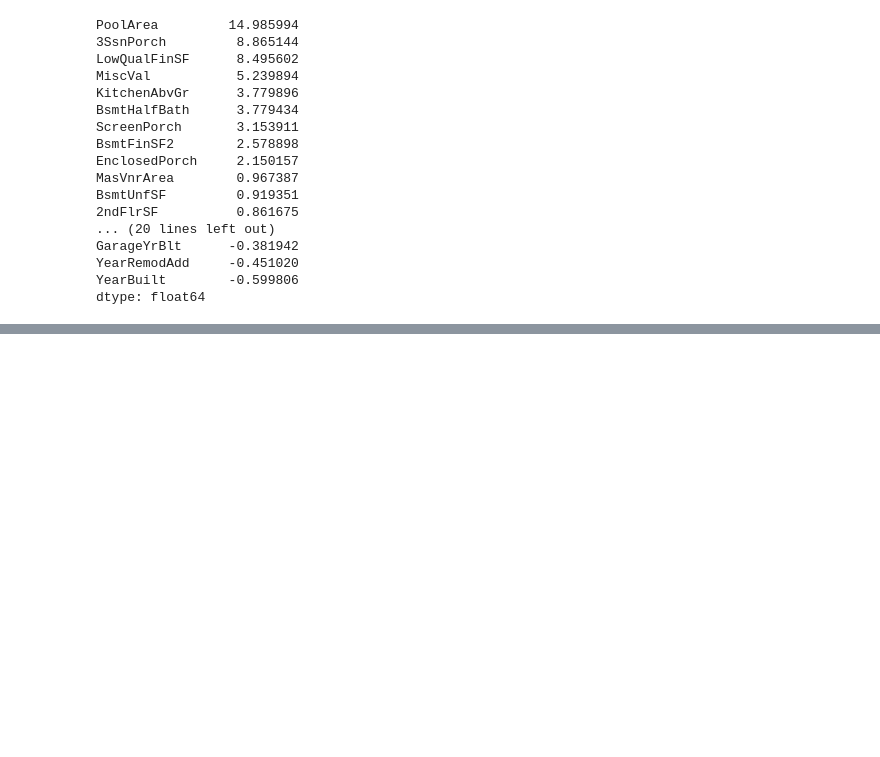
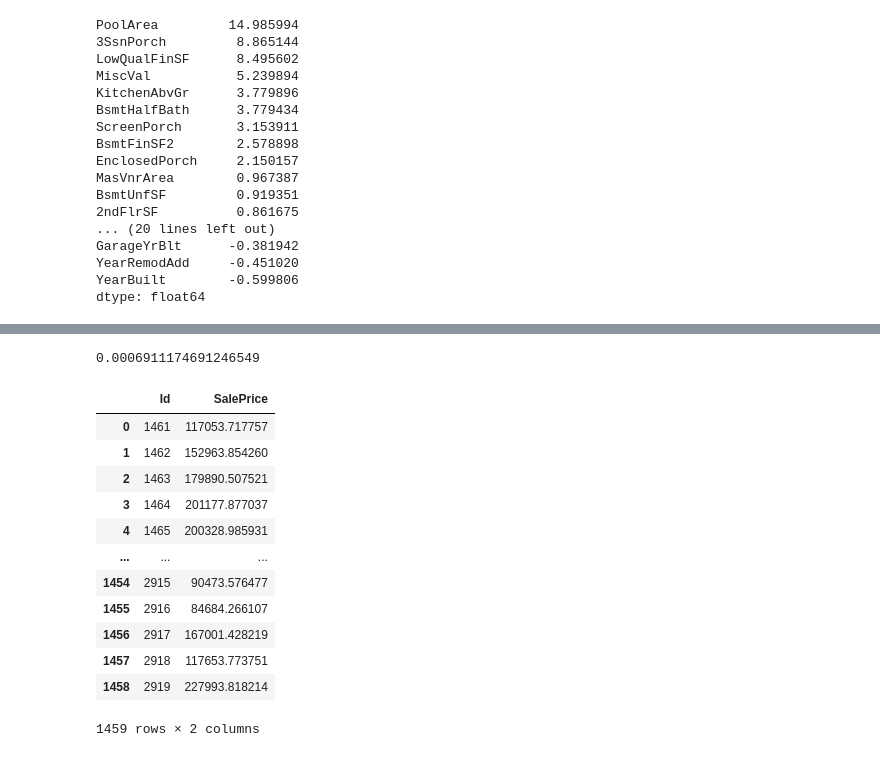
Before and after one commit to AcerPing/AceTibaMe, a Jupyter notebook: house_linear.ipynb, the cells around one changed output, grey strips where cells are left out. Drawn from its saved outputs; the diff is of its cells as text; code cells hidden in the pictures; blank space fills up the shorter version.

```diff
--- a/house_linear.ipynb
+++ b/house_linear.ipynb
@@ -92,7 +92,7 @@ GarageArea         1
 TotalBsmtSF        1
 dtype: int64
 # %%
-datas_drop = datas.drop(["Id","PoolQC"],axis=1)
+datas_drop = datas.drop(["Id","PoolQC","MiscFeature","Alley","Fence",],axis=1)
 # %%
 # datas_drop.dtypes.value_counts()
 idx = datas_drop.dtypes != "object"
@@ -233,0 +208,28 @@ Name: SalePrice, Length: 1460, dtype: float64
+# %%
+from sklearn.linear_model import LassoCV,RidgeCV,ElasticNetCV
+from sklearn.linear_model import Lasso,Ridge,ElasticNet
+cv = LassoCV(cv=10)
+cv.fit(x_train,y_train_log1p)
+print(cv.alpha_)
+model = Lasso(cv.alpha_)
+model.fit(x_train,y_train_log1p)
+pre = model.predict(x_predict)
+result = pd.DataFrame({"Id":test_df["Id"],
+        "SalePrice":np.expm1(pre)})
+result.to_csv("lasso.csv",encoding="utf-8",index=False)
+result
+# %% [output]
+0.0006911174691246549
+|  | Id | SalePrice |
+| 0 | 1461 | 117053.717757 |
+| 1 | 1462 | 152963.854260 |
+| 2 | 1463 | 179890.507521 |
+| 3 | 1464 | 201177.877037 |
+| 4 | 1465 | 200328.985931 |
+| ... | ... | ... |
+| 1454 | 2915 | 90473.576477 |
+| 1455 | 2916 | 84684.266107 |
+| 1456 | 2917 | 167001.428219 |
+| 1457 | 2918 | 117653.773751 |
+| 1458 | 2919 | 227993.818214 |
+1459 rows × 2 columns
```
Also changed, not shown: parts of 6 cells of this notebook.
